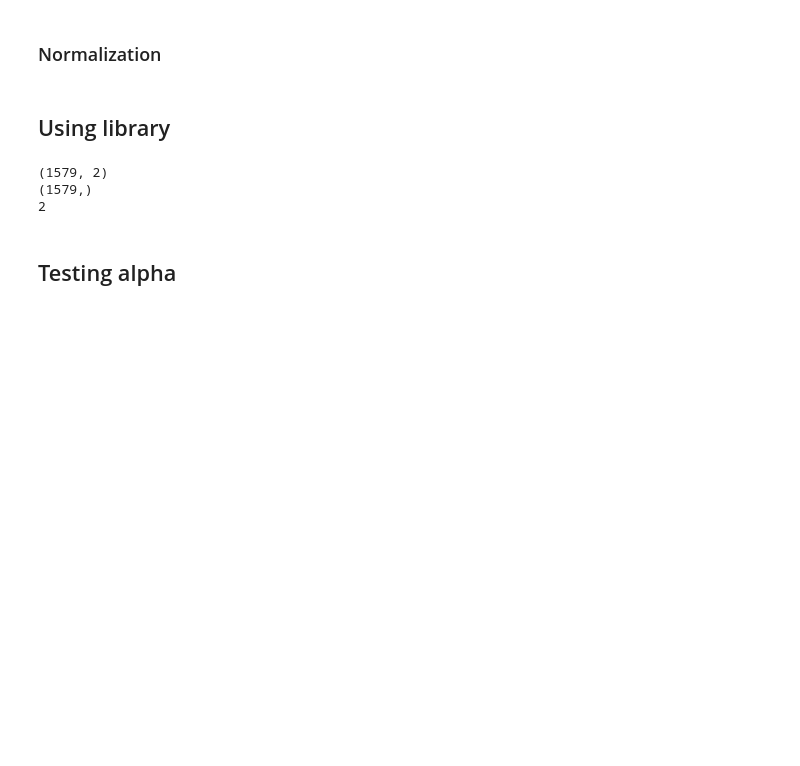
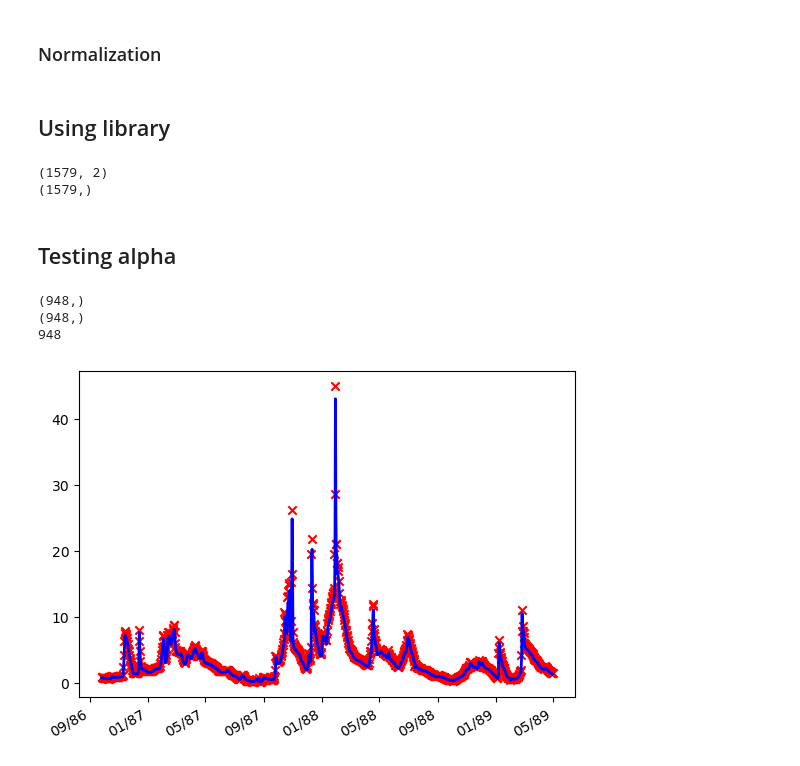
Before and after one commit to Barb02/TAA_ForecastingRiverDischarge, a Jupyter notebook: withRD.ipynb, the cells around one changed output. Cells and saved outputs as stored; diff of their text form; code cells hidden in the pictures; blank space fills up the shorter version.

```diff
--- a/withRD.ipynb
+++ b/withRD.ipynb
@@ -80,19 +80,41 @@ print(rdT.shape)
 y = rd[2:]
 print(y.shape)
 
+rdTests = rdT[:315]
+rdVal = rdT[315:631]
+rdTrain = rdT[631:]
+yTests = y[:315]
+yVal = y[315:631]
+yTrain = y[631:]
+
+
 reg = linear_model.LinearRegression()
-reg.fit(rdT,y)
+reg.fit(rdTrain,yTrain)
 
 theta = reg.coef_
 
-ridge_reg = linear_model.Ridge(alpha=.5)
-ridge_reg.fit(rdT,y)
+#ridge_reg = linear_model.Ridge(alpha=.5)
+#ridge_reg.fit(rdT,y)
 
-thetaRidge = ridge_reg.coef_
+#thetaRidge = ridge_reg.coef_
 # %% [output]
 (1579, 2)
 (1579,)
-2
 # %% [markdown]
 ## Testing alpha
+# %%
+p = np.dot(rdTrain,theta)
+print(p.shape)
+print(yTrain.shape)
+plotDates2 = plotDates[2:]
+print(len(plotDates2[631:]))
+plt.scatter(plotDates2[631:], yTrain, color="r", marker="x")
+plt.plot(plotDates2[631:], p, color="blue", linewidth=2)
+plt.gca().xaxis.set_major_formatter(mdates.DateFormatter('%m/%y'))
+plt.gcf().autofmt_xdate()
+# %% [output]
+(948,)
+(948,)
+948
+[figure, added]
 # %%
```
Also changed, not shown: parts of 1 cell of this notebook.
